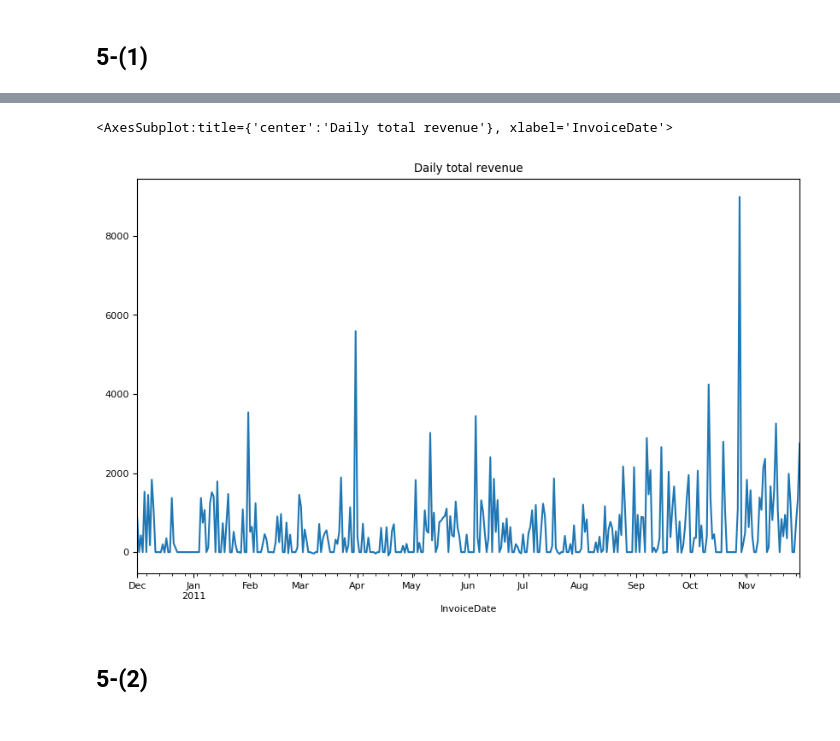
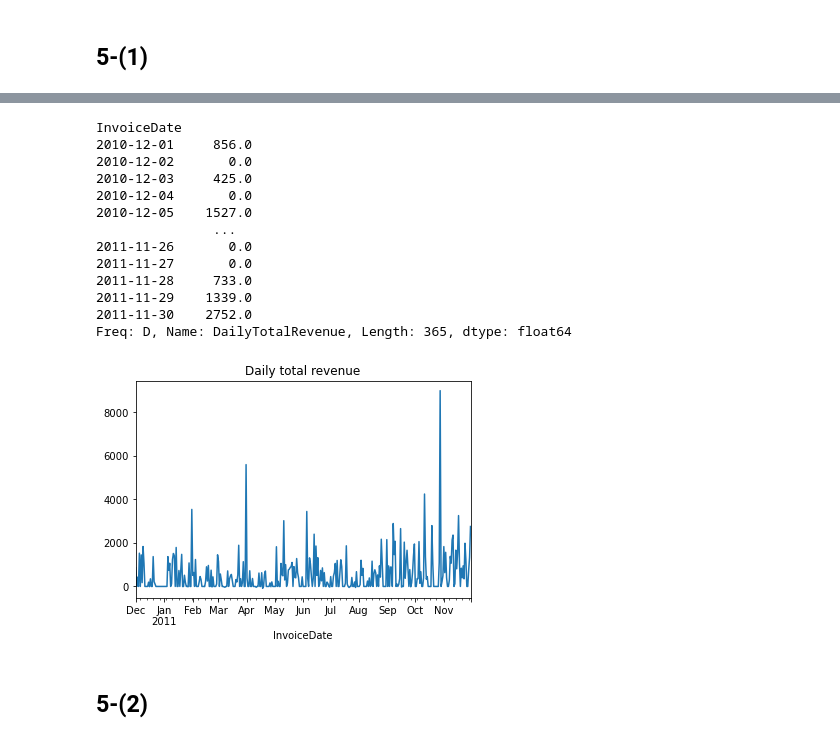
Before and after one commit to Jbiscode/Uni.Class, a Jupyter notebook: 2022.1학기/파이썬을이용한데이터분석/BDA중간보고서.ipynb, the cells around one changed output, grey strips where cells are left out. Saved outputs shown, nothing was run; the diff lists cells and outputs as text; code cells hidden in the pictures.

```diff
--- a/2022.1학기/파이썬을이용한데이터분석/BDA중간보고서.ipynb
+++ b/2022.1학기/파이썬을이용한데이터분석/BDA중간보고서.ipynb
@@ -218,22 +372,35 @@ plt.plot(df_1)
 # %%
 import pandas as pd
 import matplotlib.pyplot as plt
 
 
 df = pd.read_excel("C:/대학수업/2022.1학기/파이썬을이용한데이터분석/data/Onlineretail_France.xlsx")
 df['InvoiceDate'] = pd.to_datetime(df['InvoiceDate'])
 df['TotalRevenue'] = df['Quantity'] * df['UnitPrice']
 df.set_index('InvoiceDate',inplace=True)
 
 new_df=pd.DataFrame()
 new_df['DailyTotalRevenue'] = df.resample("D")["TotalRevenue"].sum().round(0)
 
 
 
 new_df['DailyTotalRevenue'].plot(title='Daily total revenue')
+new_df['DailyTotalRevenue']
 # %% [output]
-<AxesSubplot:title={'center':'Daily total revenue'}, xlabel='InvoiceDate'>
+InvoiceDate
+2010-12-01     856.0
+2010-12-02       0.0
+2010-12-03     425.0
+2010-12-04       0.0
+2010-12-05    1527.0
+               ...
+2011-11-26       0.0
+2011-11-27       0.0
+2011-11-28     733.0
+2011-11-29    1339.0
+2011-11-30    2752.0
+Freq: D, Name: DailyTotalRevenue, Length: 365, dtype: float64
-[figure, old version]
+[figure, new version]
 # %% [markdown]
 ## 5-(2)
 # %%
```
Also changed, not shown: parts of 10 cells of this notebook, 3 other files.
